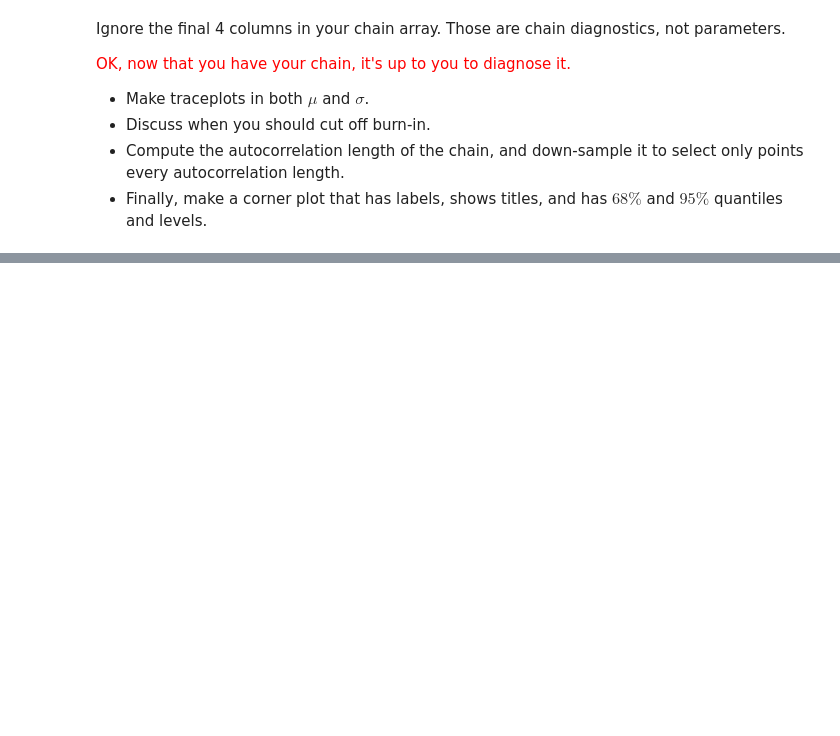
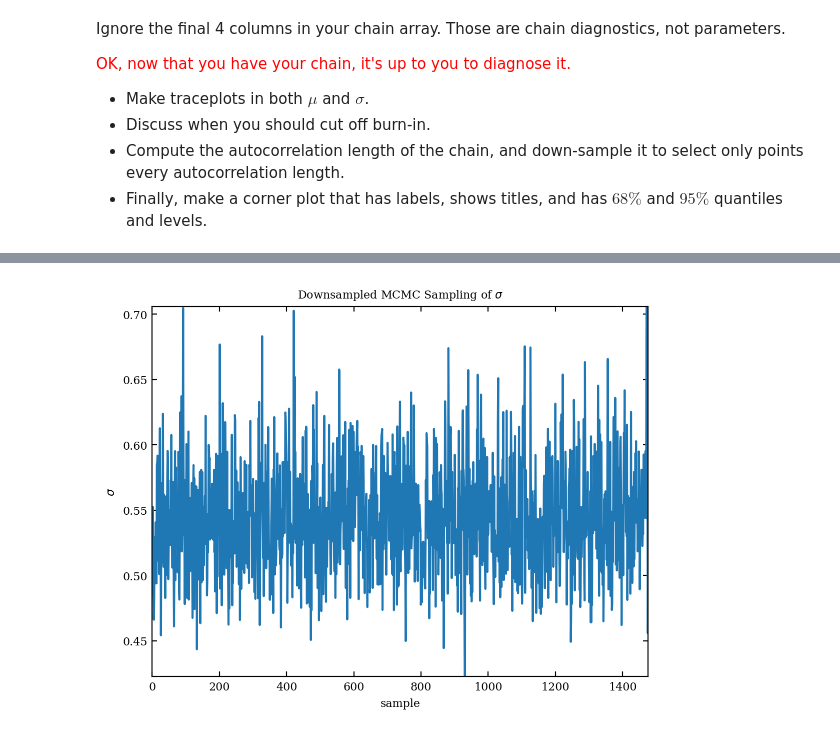
Before and after one commit to VanderbiltAstronomy/astr_8070_s24, a Jupyter notebook: coursework/student_folders/Ryan_Nowicki/Lecture_11_RyanNowicki.ipynb, the cells around one changed output, grey strips where cells are left out. Saved outputs shown, nothing was run; the diff lists cells and outputs as text; code cells hidden in the pictures; blank space fills up the shorter version.

```diff
--- a/coursework/student_folders/Ryan_Nowicki/Lecture_11_RyanNowicki.ipynb
+++ b/coursework/student_folders/Ryan_Nowicki/Lecture_11_RyanNowicki.ipynb
@@ -545,0 +571,8 @@ Text(0.5, 1.0, 'MCMC Sampling of $\\sigma$')
+# %%
+#sigma plot
+plt.plot(xgrid_ds, sig_acor);
+plt.ylabel('$\sigma$');
+plt.xlabel('sample');
+plt.title('Downsampled MCMC Sampling of $\sigma$');
+# %% [output]
+[figure, added]
```
Also changed, not shown: parts of 12 cells of this notebook.
